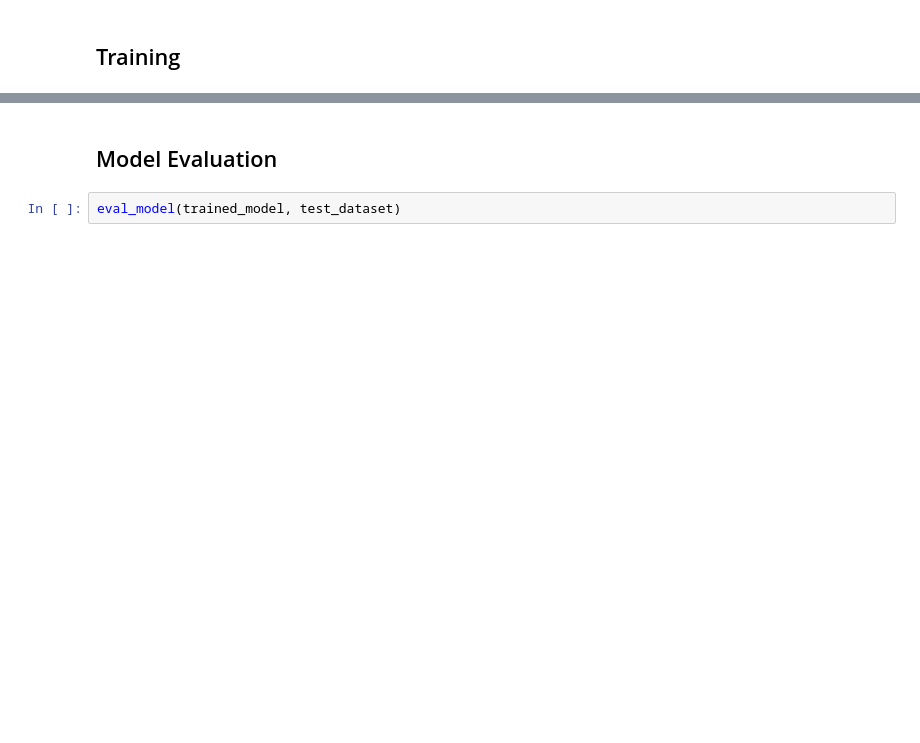
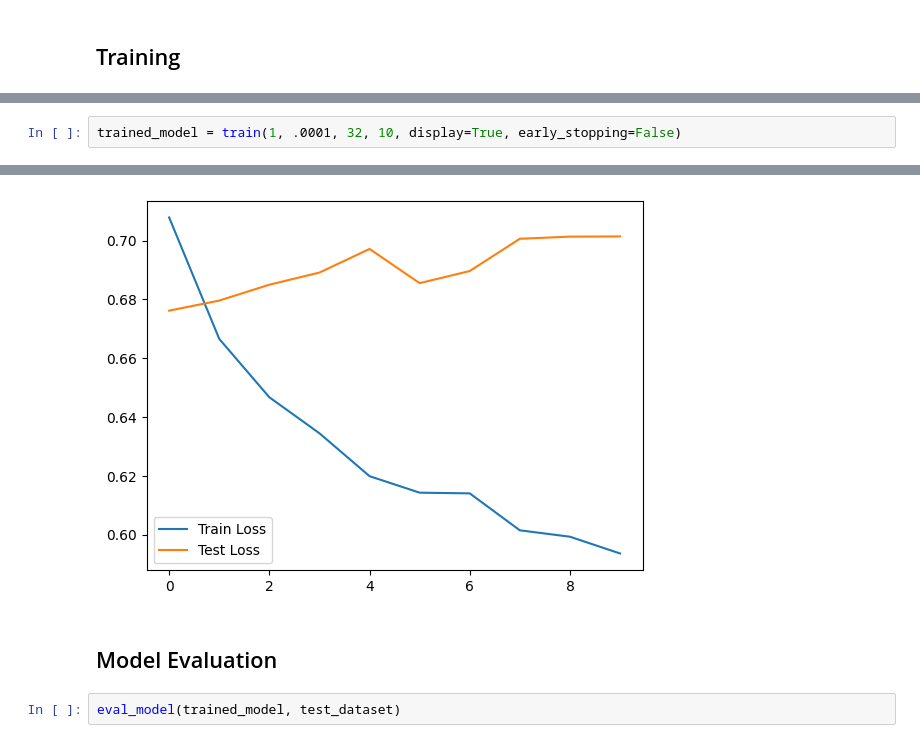
Before and after one commit to jimmybanta/audio-deepfake-detection, a Jupyter notebook: train.ipynb, the cells around one changed output, grey strips where cells are left out. Cells and saved outputs as stored; diff of their text form; blank space fills up the shorter version.

```diff
--- a/train.ipynb
+++ b/train.ipynb
@@ -138,0 +172,3 @@ KeyboardInterrupt:
+# %%
+trained_model = train(1, .0001, 32, 10, display=True, early_stopping=False)
+# %% [output]
@@ -139,3 +185,4 @@ KeyboardInterrupt:
+[figure, added]
 # %% [markdown]
 ## Model Evaluation
 # %%
```
Also changed, not shown: parts of 10 cells of this notebook, 6 other files.
